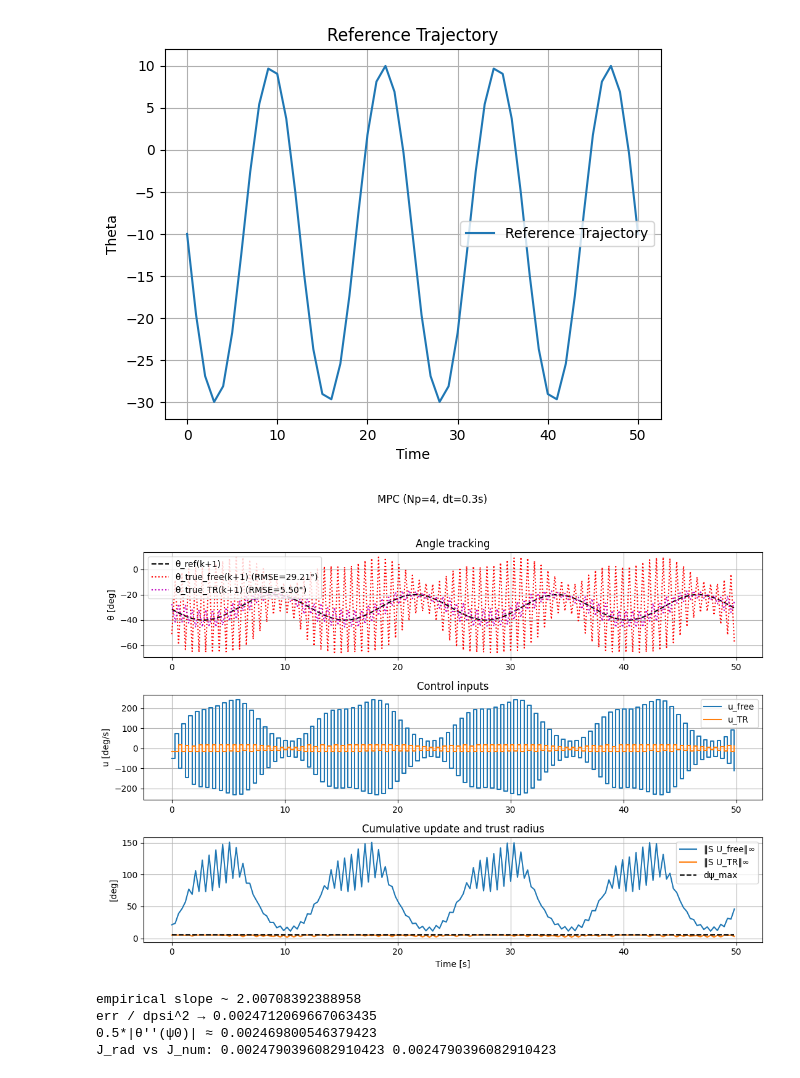
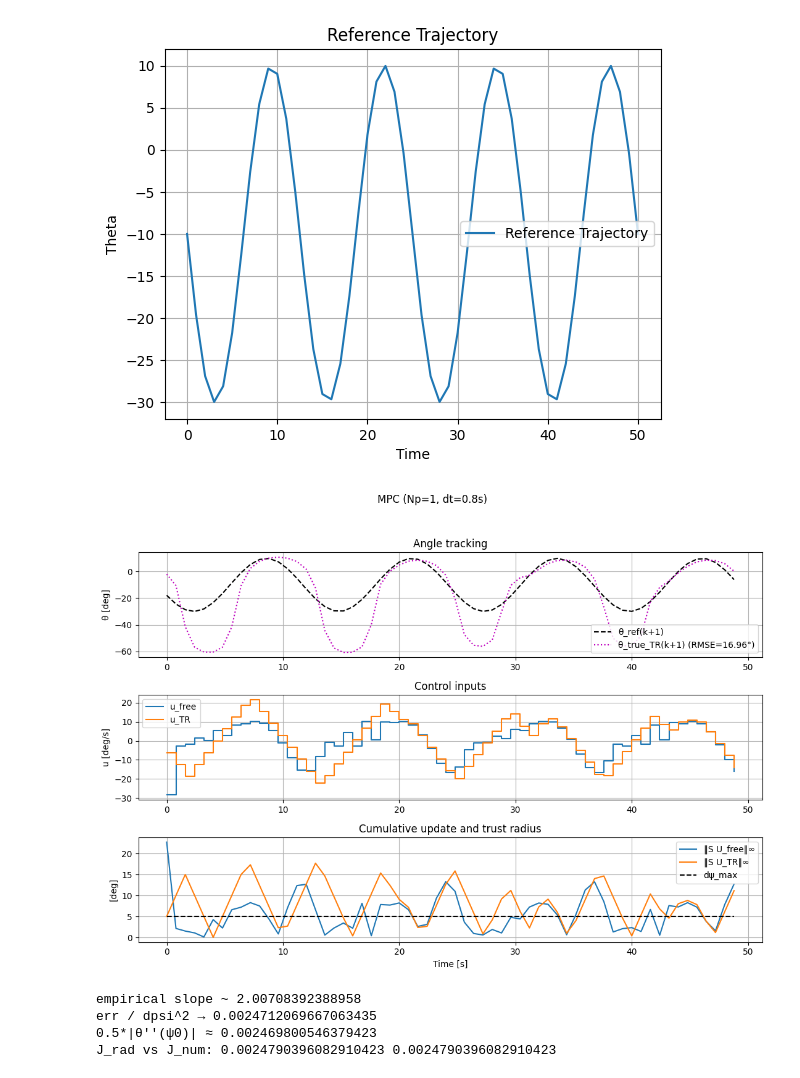
Before and after one commit to jhiltonjones/road_to_paper, a Jupyter notebook: mpc_controller.ipynb, the cells around one changed output. Drawn from its saved outputs; the diff is of its cells as text; code cells hidden in the pictures.

```diff
--- a/mpc_controller.ipynb
+++ b/mpc_controller.ipynb
@@ -1614,7 +1611,7 @@ psi = np.asarray(psi_list)
 mask = (psi>=-1)& (psi<=1.0)
 plt.figure()
 for pen, y in y_P_by_pen.items():
-    plt.plot(psi_list[mask], y[mask], label="Riccati Values")
+    plt.plot(psi_list[mask], y[mask])
 plt.grid(); plt.legend()
 plt.xlabel("Rotation of EPM"); plt.ylabel("Riccati Values")
 plt.title("Riccati Values (ψ ∈ [1.2, 1.5])")
@@ -2087,11 +2133,11 @@ plt.show()
 dt=.5
 error_threshold = np.inf
 eps_theta_deg=10.0
-sigma_theta_meas_deg=5
+sigma_theta_meas_deg=0
 # %%
 
 log = mpc_compare_logged3(ref_sine, T=time, dt=dt, p_vec=p_vec,
-                          Np=4, w_th=10.0, w_u=1.0,
+                          Np=1, w_th=10.0, w_u=1.0,
                           psi0_rad=np.deg2rad(-20), J_min=1e-5,
                           s_steps=10, eps_theta_deg=eps_theta_deg, sigma_theta_meas_deg=sigma_theta_meas_deg,error_threshold=error_threshold)
 
@@ -2166,14 +2389,14 @@ plt.show()
 # %%
-dt=.3
-error_threshold = np.inf
-eps_theta_deg=10.0
+dt=0.8
+error_threshold =np.inf
+eps_theta_deg=5.0
 sigma_theta_meas_deg=0
+Np = 1
+log = mpc_compare_logged5(ref_sine, T=time, dt=dt, p_vec=p_vec,
+                          Np=Np, w_th=10.0, w_u=1.0,
+                          psi0_rad=np.deg2rad(0), J_min=1e-5,
+                          s_steps=10, eps_theta_deg=eps_theta_deg, sigma_theta_meas_deg=sigma_theta_meas_deg,error_threshold=error_threshold)
 # %%
-
-log = mpc_compare_logged3(ref_sine, T=time, dt=dt, p_vec=p_vec,
-                          Np=4, w_th=100.0, w_u=1.0,
-                          psi0_rad=np.deg2rad(-20), J_min=1e-5,
-                          s_steps=10, eps_theta_deg=eps_theta_deg, sigma_theta_meas_deg=sigma_theta_meas_deg,error_threshold=error_threshold)
 
 t = log["t"]
 qs = log.get("qp_status", np.zeros_like(t))
@@ -2186,39 +2409,39 @@ plt.suptitle(f"MPC (Np={int(log['Np'])}, dt={log['dt']:.3g}s)")
 
 ax1 = plt.subplot(3,1,1)
 ax1.plot(t, log["theta_ref_deg"], "k--", label="θ_ref(k+1)")
-ax1.plot(t, log["theta_true_next_free_deg"], "r:", label=f"θ_true_free(k+1) (RMSE={log['rmse_traj_free_deg']:.2f}°)")
+# ax1.plot(t, log["theta_true_next_free_deg"], "r:", label=f"θ_true_free(k+1) (RMSE={log['rmse_traj_free_deg']:.2f}°)")
 ax1.plot(t, log["theta_true_next_tr_deg"],  "m:", label=f"θ_true_TR(k+1) (RMSE={log['rmse_traj_tr_deg']:.2f}°)")
 # ax1.plot(t, log["theta_pred_free_k1_deg"],       label="θ̂_free(k+1)")
 # ax1.plot(t, log["theta_pred_tr_k1_deg"],         label="θ̂_TR(k+1)")
 # draw infeasible markers AFTER ax1 exists
 if np.any(mask):
     ax1.scatter(t[mask], log["theta_true_next_tr_deg"][mask],
                 marker="x", s=80, c="red", label="QP infeasible")
     # optional light red shading at infeasible steps
     for tk in t[mask]:
         ax1.axvspan(tk-0.5*dt, tk+0.5*dt, color="red", alpha=0.12)
 
 ax1.set_title("Angle tracking"); ax1.set_ylabel("θ [deg]")
 ax1.legend(); ax1.grid(True)
 
 ax2 = plt.subplot(3,1,2, sharex=ax1)
 ax2.step(t, log["u_free_deg_s"], where="post", label="u_free")
 ax2.step(t, log["u_tr_deg_s"],   where="post", label="u_TR")
 ax2.set_title("Control inputs"); ax2.set_ylabel("u [deg/s]")
 ax2.grid(True); ax2.legend()
 
 ax3 = plt.subplot(3,1,3, sharex=ax1)
 ax3.plot(t, log["viol_free_deg"], label="‖S U_free‖∞")
 ax3.plot(t, log["viol_tr_deg"],   label="‖S U_TR‖∞")
 ax3.plot(t, log["dpsi_max_deg"],  "k--", label="dψ_max")
 ax3.set_title("Cumulative update and trust radius")
 ax3.set_xlabel("Time [s]"); ax3.set_ylabel("[deg]")
 ax3.legend(); ax3.grid(True)
 
 plt.tight_layout(rect=[0,0,1,0.95])
 plt.show()
 # %% [output]
-[figure, old version]
+[figure, new version]
 # %%
 # θ(ψ) but both in *radians* internally
 theta_rad = lambda psi_rad: np.deg2rad(theta_fn(np.rad2deg(psi_rad)))  # in: ψ[rad] -> θ[deg] -> θ[rad]
```
Also changed, not shown: parts of 17 cells of this notebook.
